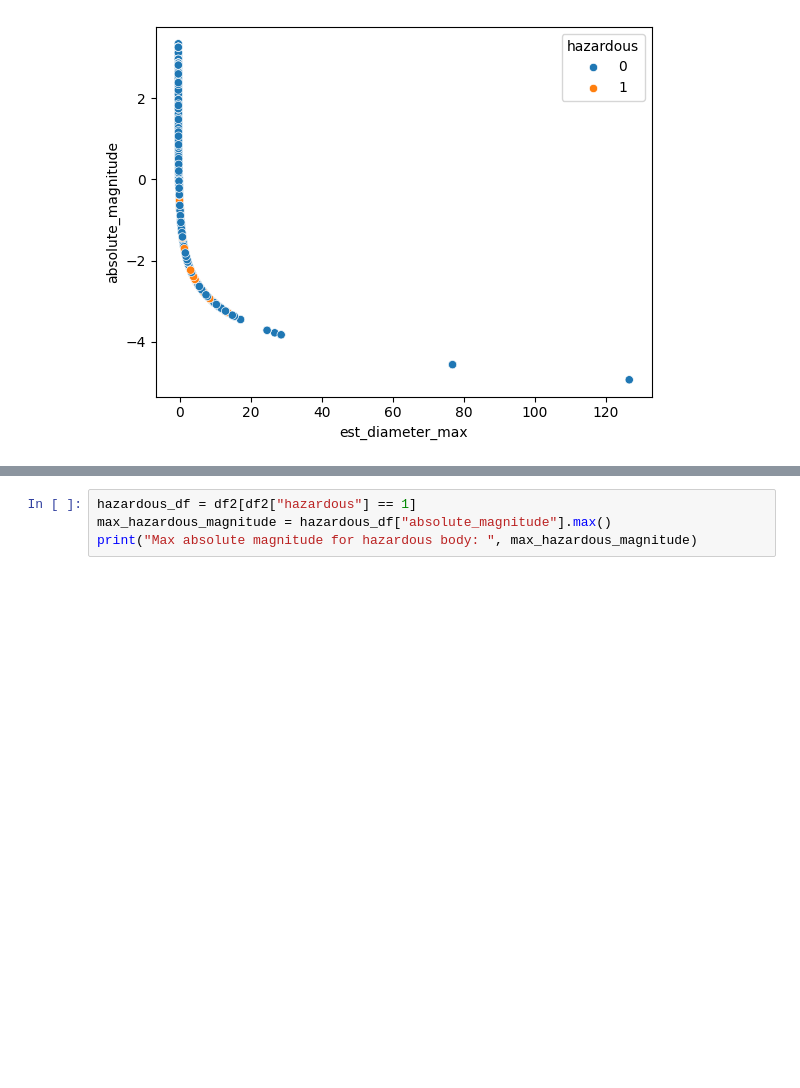
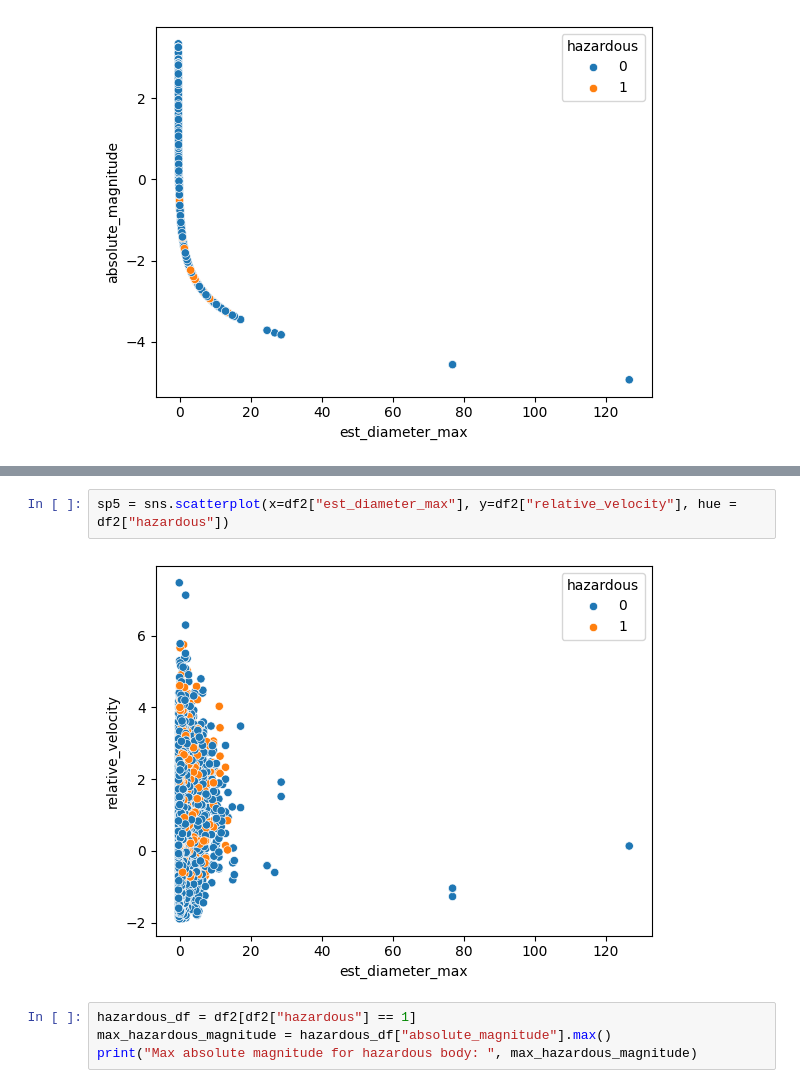
Before and after one commit to CostatoMarco/ProgettoML, a Jupyter notebook: progetto.ipynb, the cells around one changed output, grey strips where cells are left out. Cells and saved outputs as stored; diff of their text form; blank space fills up the shorter version.

```diff
--- a/progetto.ipynb
+++ b/progetto.ipynb
@@ -157,3 +169,7 @@ sp3 = sns.scatterplot(x=df2["est_diameter_max"], y=df2["absolute_magnitude"], hu
+# %%
+sp5 = sns.scatterplot(x=df2["est_diameter_max"], y=df2["relative_velocity"], hue = df2["hazardous"])
+# %% [output]
+[figure, added]
 # %%
 hazardous_df = df2[df2["hazardous"] == 1]
 max_hazardous_magnitude = hazardous_df["absolute_magnitude"].max()
```
Also changed, not shown: parts of 3 cells of this notebook.
